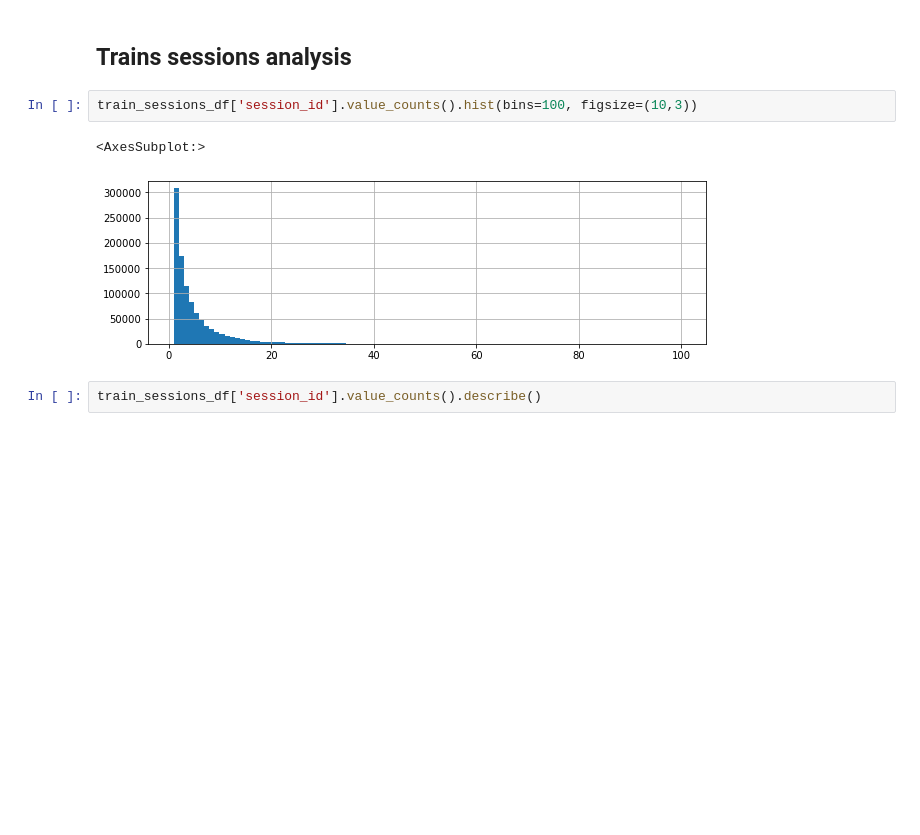
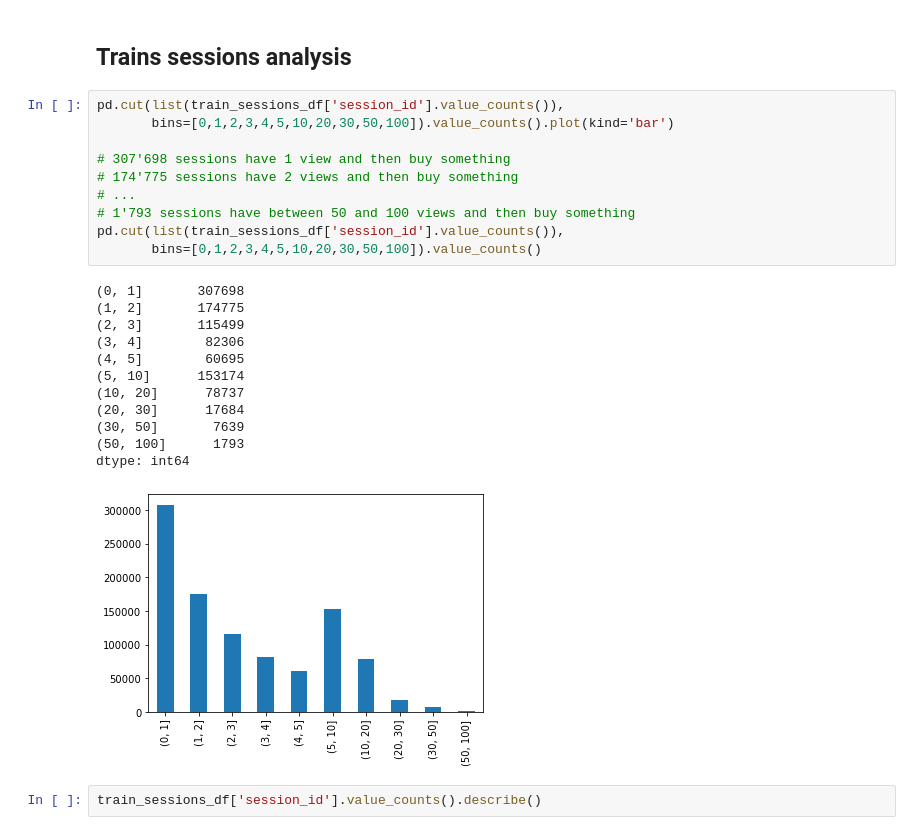
Before and after one commit to borkox/uni-sofia-recsys-dressipi, a Jupyter notebook: notebooks/EDA.ipynb, the cells around one changed output. Drawn from its saved outputs; the diff is of its cells as text; blank space fills up the shorter version.

```diff
--- a/notebooks/EDA.ipynb
+++ b/notebooks/EDA.ipynb
@@ -178,10 +178,28 @@ test_final_sessions_df.info() : None
 # %% [markdown]
 ## Trains sessions analysis
 # %%
-train_sessions_df['session_id'].value_counts().hist(bins=100, figsize=(10,3))
+pd.cut(list(train_sessions_df['session_id'].value_counts()),
+       bins=[0,1,2,3,4,5,10,20,30,50,100]).value_counts().plot(kind='bar')
+
+# 307'698 sessions have 1 view and then buy something
+# 174'775 sessions have 2 views and then buy something
+# ...
+# 1'793 sessions have between 50 and 100 views and then buy something
+pd.cut(list(train_sessions_df['session_id'].value_counts()),
+       bins=[0,1,2,3,4,5,10,20,30,50,100]).value_counts()
 # %% [output]
-<AxesSubplot:>
+(0, 1]       307698
+(1, 2]       174775
+(2, 3]       115499
+(3, 4]        82306
+(4, 5]        60695
+(5, 10]      153174
+(10, 20]      78737
+(20, 30]      17684
+(30, 50]       7639
+(50, 100]      1793
+dtype: int64
-[figure, old version]
+[figure, new version]
 # %%
 train_sessions_df['session_id'].value_counts().describe()
 # %% [output]
```
Also changed, not shown: parts of 6 cells of this notebook.
